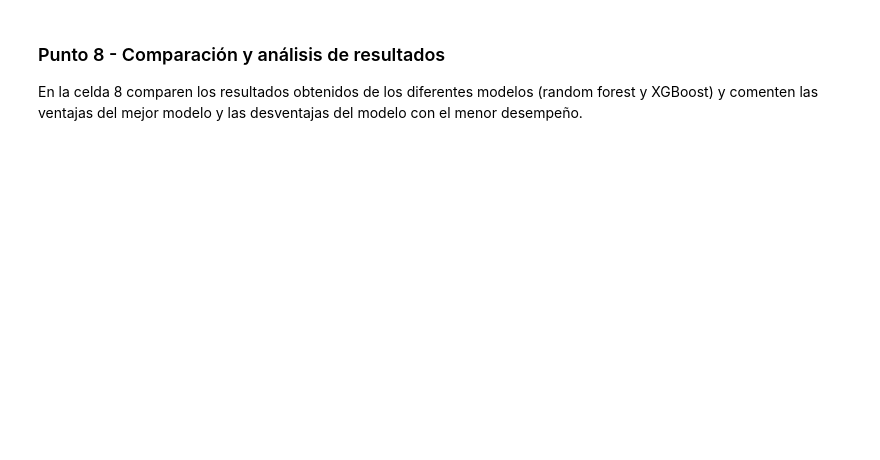
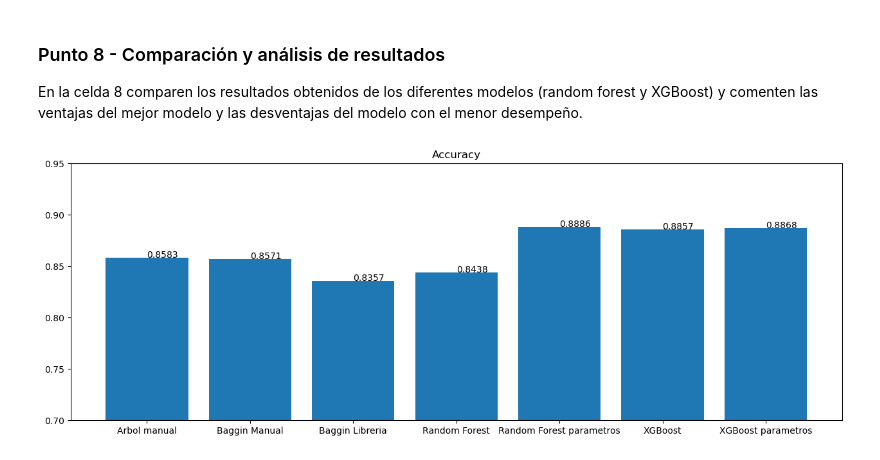
Before and after one commit to PedrazaDuban/MIAD_ML_NLP_2023, a Jupyter notebook: Semana 2/S2TC1_RandomForests_Boosting.ipynb, the cells around one changed output. Drawn from its saved outputs; the diff is of its cells as text; code cells hidden in the pictures; blank space fills up the shorter version.

Commit message:
grafica comparacion de accuracy

```diff
--- a/Semana 2/S2TC1_RandomForests_Boosting.ipynb
+++ b/Semana 2/S2TC1_RandomForests_Boosting.ipynb
@@ -529,18 +598,12 @@ En la celda 7 calibren los parámetros learning rate, gamma y colsample_bytree d
 # %%
-# Celda 7
 from xgboost import XGBClassifier
 from sklearn.metrics import accuracy_score
 
 # Crear modelo XGBoost de clasificación
-xgb = XGBClassifier(random_state=42)
+xgb = XGBClassifier(colsample_bytree= 0.7, gamma= 0.5, learning_rate= 0.01)
 
 # Entrenar modelo con los datos de entrenamiento
 xgb.fit(X_train, y_train)
 
 # Realizar predicciones sobre los datos de prueba
-y_pred = xgb.predict(X_test)
-
-# Calcular precisión del modelo en los datos de prueba
-accuracyXGBP = accuracy_score(y_test, y_pred)
-
-print(f'El Accuracy para el modelo XGBoost con paremetors calibrados es: {accuracyXGBP}')
+y_pred_XGBP = xgb.predict(X_test)
@@ -580,0 +610,13 @@ KeyboardInterrupt:
+# %%
+# Calcular precisión del modelo en los datos de prueba
+maeXGBP= mean_absolute_error(y_test, y_pred_XGBP)
+rmseXGBP= mean_squared_error(y_test, y_pred_XGBP)
+accuracyXGBP = accuracy_score(y_test, y_pred_XGBP)
+f1ScoreXGBP = f1_score(y_test, y_pred_XGBP)
+
+
+# Imprimir resultado
+print(f'El RMSE para el modelo XGBoost con paremetors calibrados es: {rmseXGBP}')
+print(f'El MAE para el modelo XGBoost con paremetors calibrados es: {maeXGBP}')
+print(f'El Accuracy para el modelo XGBoost con paremetors calibrados es: {accuracyXGBP}')
+print(f'El F1-Score para el modelo XGBoost con paremetors calibrados es: {f1ScoreXGBP}')
@@ -585,0 +641,19 @@ En la celda 8 comparen los resultados obtenidos de los diferentes modelos (rando
+# %%
+#Celda 8
+import matplotlib.pyplot as plt
+
+fig = plt.figure(figsize=(12,4))
+ax = fig.add_axes([0,0,1,1])
+
+ax.set_title("Accuracy")
+ejeX = ['Arbol manual','Baggin Manual','Baggin Libreria','Random Forest', 'Random Forest parametros','XGBoost','XGBoost parametros']
+ejeY = [round(accuracy,4), round(accuracyBaggManual,4),round(accuracyBagg,4), round(accuracyRF,4), round(accuracyRFP,4), round(accuracyXGB,4), round(accuracyXGBP,4)]
+ax.bar(ejeX,ejeY)
+plt.ylim(0.7,0.95)
+def addlabels(x,y,plotP):
+    for i in range(len(x)):
+        plotP.text(i,y[i],y[i])
+addlabels(ejeX,ejeY,plt)
+plt.show()
+# %% [output]
+[figure, added]
```
Also changed, not shown: parts of 13 cells of this notebook.
